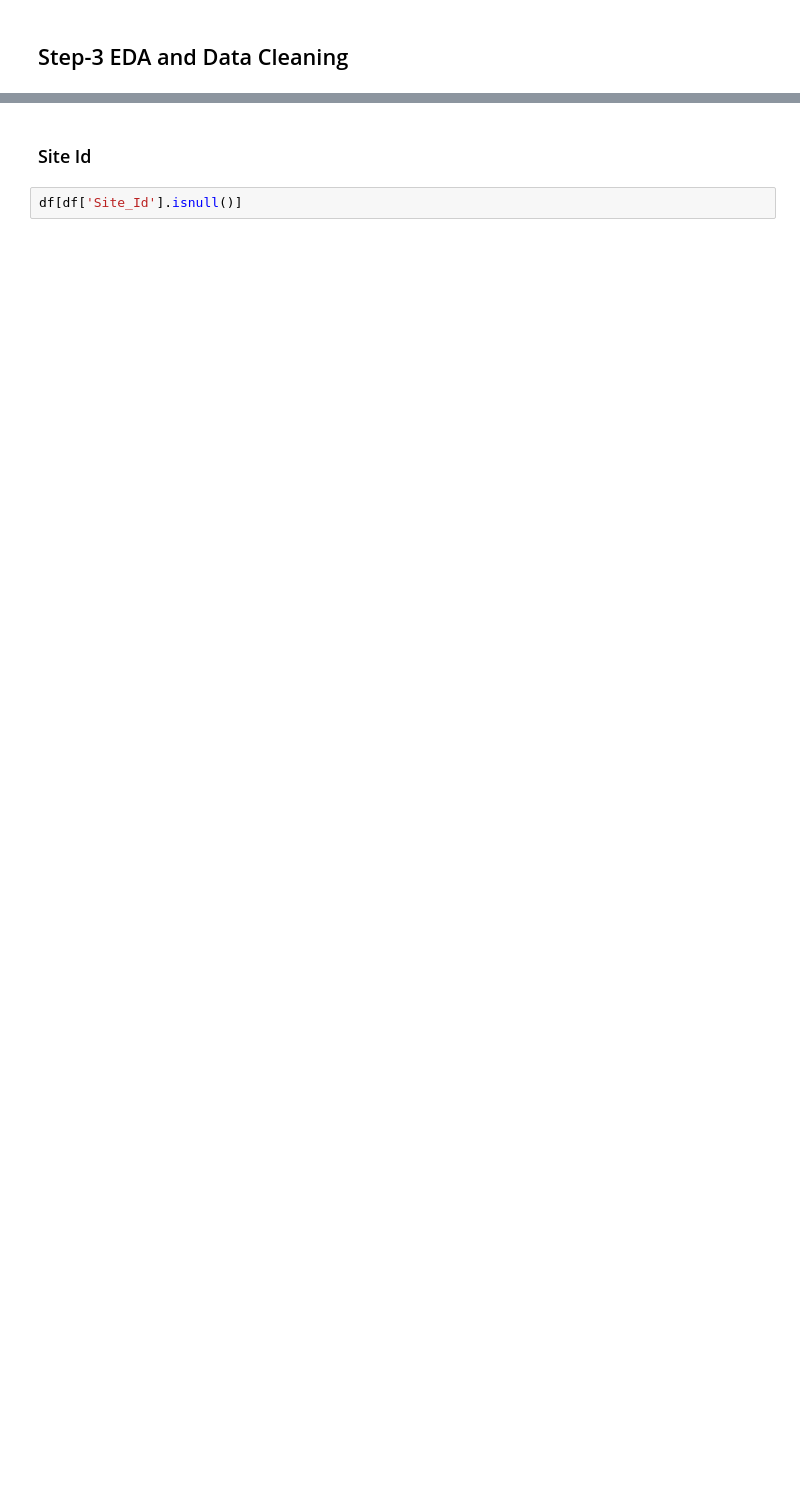
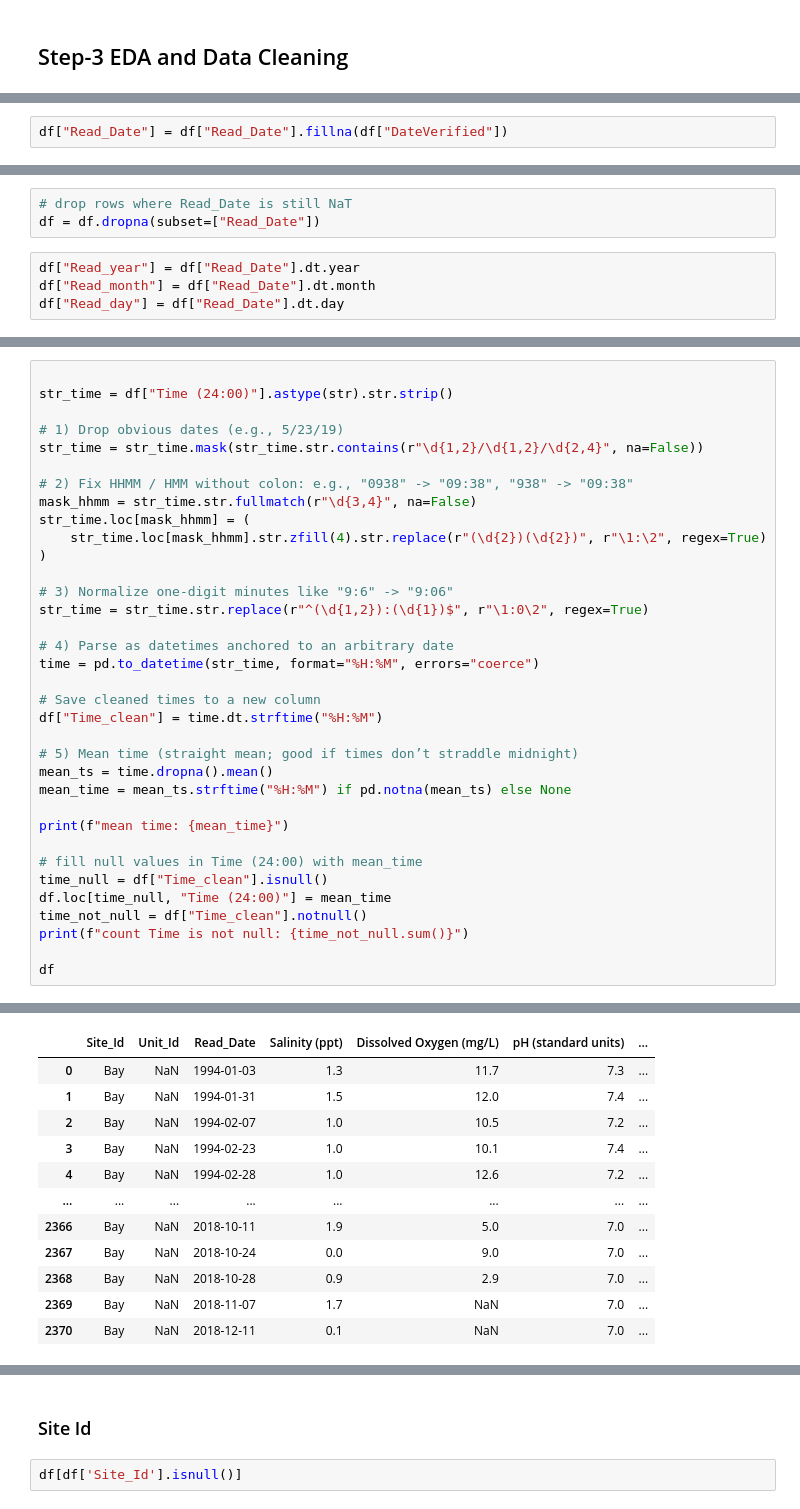
Before and after one commit to ameygawade/DataScience-100-Days-of-Data-Science, a Jupyter notebook: Week 7-8 Time-Series and NLP/Day-49 Time Series Forcasting Project/Day_49_Time_Series_Forcasting_Project.ipynb, the cells around one changed output, grey strips where cells are left out. Cells and saved outputs as stored; diff of their text form; blank space fills up the shorter version.

```diff
--- a/Week 7-8 Time-Series and NLP/Day-49 Time Series Forcasting Project/Day_49_Time_Series_Forcasting_Project.ipynb
+++ b/Week 7-8 Time-Series and NLP/Day-49 Time Series Forcasting Project/Day_49_Time_Series_Forcasting_Project.ipynb
@@ -18,0 +116,2 @@ df.info()
+# %%
+df["Read_Date"] = df["Read_Date"].fillna(df["DateVerified"])
@@ -18,0 +128,7 @@ df.info()
+# %%
+# drop rows where Read_Date is still NaT
+df = df.dropna(subset=["Read_Date"])
+# %%
+df["Read_year"] = df["Read_Date"].dt.year
+df["Read_month"] = df["Read_Date"].dt.month
+df["Read_day"] = df["Read_Date"].dt.day
@@ -18,0 +238,36 @@ df.info()
+# %%
+
+str_time = df["Time (24:00)"].astype(str).str.strip()
+
+# 1) Drop obvious dates (e.g., 5/23/19)
+str_time = str_time.mask(str_time.str.contains(r"\d{1,2}/\d{1,2}/\d{2,4}", na=False))
+
+# 2) Fix HHMM / HMM without colon: e.g., "0938" -> "09:38", "938" -> "09:38"
+mask_hhmm = str_time.str.fullmatch(r"\d{3,4}", na=False)
+str_time.loc[mask_hhmm] = (
+    str_time.loc[mask_hhmm].str.zfill(4).str.replace(r"(\d{2})(\d{2})", r"\1:\2", regex=True)
+)
+
+# 3) Normalize one-digit minutes like "9:6" -> "9:06"
+str_time = str_time.str.replace(r"^(\d{1,2}):(\d{1})$", r"\1:0\2", regex=True)
+
+# 4) Parse as datetimes anchored to an arbitrary date
+time = pd.to_datetime(str_time, format="%H:%M", errors="coerce")
+
+# Save cleaned times to a new column
+df["Time_clean"] = time.dt.strftime("%H:%M")
+
+# 5) Mean time (straight mean; good if times don’t straddle midnight)
+mean_ts = time.dropna().mean()
+mean_time = mean_ts.strftime("%H:%M") if pd.notna(mean_ts) else None
+
+print(f"mean time: {mean_time}")
+
+# fill null values in Time (24:00) with mean_time
+time_null = df["Time_clean"].isnull()
+df.loc[time_null, "Time (24:00)"] = mean_time
+time_not_null = df["Time_clean"].notnull()
+print(f"count Time is not null: {time_not_null.sum()}")
+
+df
+# %% [output]
@@ -18,0 +276,12 @@ df.info()
+|  | Site_Id | Unit_Id | Read_Date | Salinity (ppt) | Dissolved Oxygen (mg/L) | pH (standard units) | ... |
+| 0 | Bay | NaN | 1994-01-03 | 1.3 | 11.7 | 7.3 | ... |
+| 1 | Bay | NaN | 1994-01-31 | 1.5 | 12.0 | 7.4 | ... |
+| 2 | Bay | NaN | 1994-02-07 | 1.0 | 10.5 | 7.2 | ... |
+| 3 | Bay | NaN | 1994-02-23 | 1.0 | 10.1 | 7.4 | ... |
+| 4 | Bay | NaN | 1994-02-28 | 1.0 | 12.6 | 7.2 | ... |
+| ... | ... | ... | ... | ... | ... | ... | ... |
+| 2366 | Bay | NaN | 2018-10-11 | 1.9 | 5.0 | 7.0 | ... |
+| 2367 | Bay | NaN | 2018-10-24 | 0.0 | 9.0 | 7.0 | ... |
+| 2368 | Bay | NaN | 2018-10-28 | 0.9 | 2.9 | 7.0 | ... |
+| 2369 | Bay | NaN | 2018-11-07 | 1.7 | NaN | 7.0 | ... |
+| 2370 | Bay | NaN | 2018-12-11 | 0.1 | NaN | 7.0 | ... |
```
Also changed, not shown: parts of 52 cells of this notebook, 1 other file.
